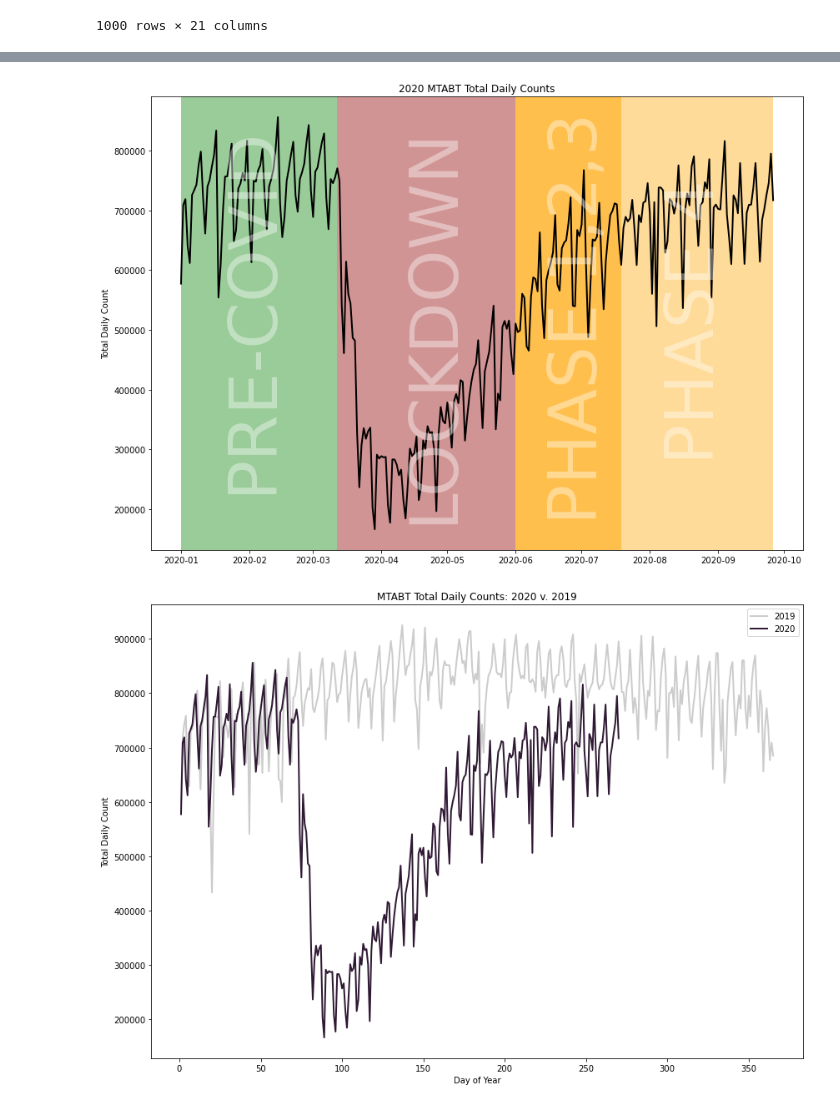
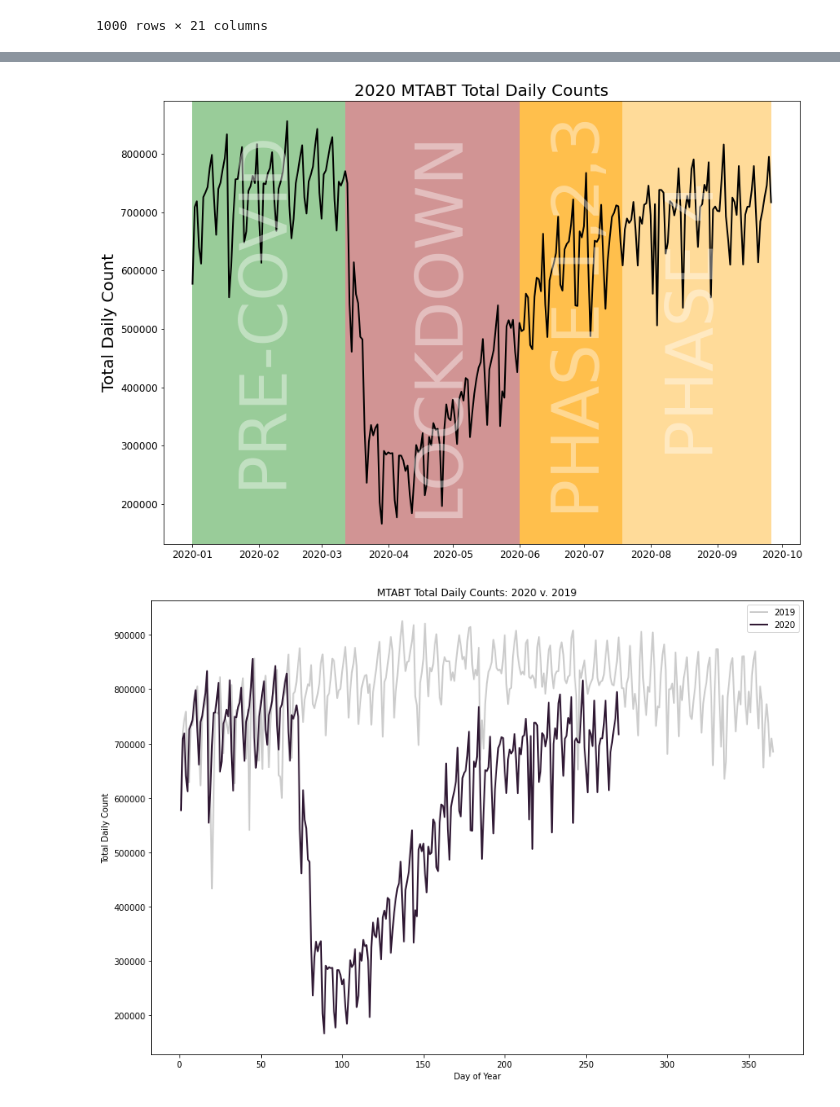
Before and after one commit to albertum1/Time_Series_MTABT, a Jupyter notebook: MTABT_EDA.ipynb, the cells around one changed output, grey strips where cells are left out. Cells and saved outputs as stored; diff of their text form; code cells hidden in the pictures.

Commit message:
adding plot configs for presentation

```diff
--- a/MTABT_EDA.ipynb
+++ b/MTABT_EDA.ipynb
@@ -155,0 +167,19 @@ _df
+# %%
+plt.figure(figsize=(14,10))
+g= sns.lineplot(x='month', y='total_count', hue='year', data= _df.set_index('datetime')['2018-01-01':'2020-12-31'],
+                markers=True, err_style='bars', ci=34, legend='full', palette = ['orange', 'grey', 'purple'])
+plt.title('MTABT Average Daily Counts by Month', fontsize=20)
+g.set_xticks(range(1,13))
+g.set_xticklabels(['January','February','March','April','May','June','July','August','September','October','November','December'], rotation = 45)
+g.tick_params(axis='both', which='major', labelsize=12)
+g.set_xlabel('')
+g.set_ylabel('Count')
+g.legend(prop={'size': 12})
+g.axvline(3.5, alpha=0.2, color='blue')
+g.axvline(6.5, alpha=0.2, color='blue')
+g.axvline(9.5, alpha=0.2, color='blue')
+g.annotate("Q1", xy=(1.5, 450000), xytext=(1.5, 450000), fontsize=80, rotation = 90, alpha= 0.2, color = 'blue')
+g.annotate("Q2", xy=(4.5, 450000), xytext=(4.5, 450000), fontsize=80, rotation = 90, alpha= 0.2, color = 'blue')
+g.annotate("Q3", xy=(7.5, 450000), xytext=(7.5, 450000), fontsize=80, rotation = 90, alpha= 0.2, color = 'blue')
+g.annotate("Q4", xy=(10.5, 450000), xytext=(10.5, 450000), fontsize=80, rotation = 90, alpha= 0.2, color = 'blue')
+plt.savefig('Monthly', bbox_inches ='tight', pad_inches=0.5);
@@ -156,10 +188,11 @@ _df
 # %%
 plt.figure(figsize=(14,10))
-g= sns.lineplot(x='month', y='total_count', hue='year', data= _df.set_index('datetime')['2018-01-01':'2020-12-31'], markers=True, err_style='bars', ci=34, legend='full')
-plt.title('MTABT Average Daily Counts by Month')
-g.set_xticks(range(1,13))
-g.set_xticklabels(['January','February','March','April','May','June','July','August','September','October','November','December'])
+g= sns.lineplot(x='dayofweek', y='total_count', hue='year', data= _df.set_index('datetime')['2018':'2020'], markers=True, err_style = 'bars', ci=34,legend='full')
+plt.title('MTABT Average Daily Counts by Day of Week')
+g.set_xticks(range(7))
+g.set_xticklabels(['Monday', 'Tuesday', 'Wednesday', 'Thursday', 'Friday', 'Saturday', 'Sunday'])
 g.set_xlabel('')
 g.set_ylabel('Count')
-plt.savefig('Monthly', bbox_inches ='tight', pad_inches=0.5);
+# g.axvspan(datetime.datetime(2020, 1, 1), datetime.datetime(2020, 3, 12), facecolor='green', alpha=0.4)
+plt.savefig('DayofWeek', bbox_inches ='tight', pad_inches=0.5);
 # %% [output]
@@ -178,27 +200,28 @@ plt.savefig('DayofWeek', bbox_inches ='tight', pad_inches=0.5);
 # %%
 
 fig, ax = plt.subplots(figsize=(14,10))
 ax.plot(_df.loc[_df['datetime'] >= '2020']['datetime'],
         _df.loc[_df['datetime'] >= '2020']['total_count'], lw=2, color='black')
 ax.axvspan(datetime.datetime(2020, 1, 1), datetime.datetime(2020, 3, 12), facecolor='green', alpha=0.4)
 ax.axvspan(datetime.datetime(2020, 3, 12), datetime.datetime(2020, 6, 1), facecolor='brown', alpha=0.5)
 
 
 
 
 ax.axvspan(datetime.datetime(2020, 6, 1), datetime.datetime(2020, 7, 19), facecolor='orange', alpha=0.7)
 
 ax.axvspan(datetime.datetime(2020, 7, 19), datetime.datetime(2020, 9, 26), facecolor='orange', alpha=0.4)
 ax.annotate("PRE-COVID", xy=(datetime.datetime(2020, 4,15), 500000), xytext=(datetime.datetime(2020, 1,19), 250000), fontsize=80, rotation = 90, alpha= 0.4, color = 'white')
 ax.annotate("LOCKDOWN", xy=(datetime.datetime(2020, 4,15), 500000), xytext=(datetime.datetime(2020, 4,10), 200000), fontsize=80, rotation = 90, alpha= 0.4, color = 'white')
 ax.annotate("PHASE 1,2,3", xy=(datetime.datetime(2020, 4,15), 500000), xytext=(datetime.datetime(2020, 6,15), 200000), fontsize=80, rotation = 90, alpha= 0.4, color = 'white')
 ax.annotate("PHASE 4", xy=(datetime.datetime(2020, 4,15), 500000), xytext=(datetime.datetime(2020, 8,7), 300000), fontsize=80, rotation = 90, alpha= 0.4, color = 'white')
-ax.set_title('2020 MTABT Total Daily Counts')
-ax.set_ylabel('Total Daily Count')
+ax.set_title('2020 MTABT Total Daily Counts', fontsize=20)
+ax.set_ylabel('Total Daily Count', fontsize = 20)
 ax.set_xlabel('')
+ax.tick_params(axis='both', which='major', labelsize=12)
 plt.savefig('covid_events', bbox_inches ='tight', pad_inches=0.5);
 # %% [output]
-[figure, old version]
+[figure, new version]
 # %%
 
 fig, ax = plt.subplots(figsize=(14,10))
```
Also changed, not shown: parts of 4 cells of this notebook.
